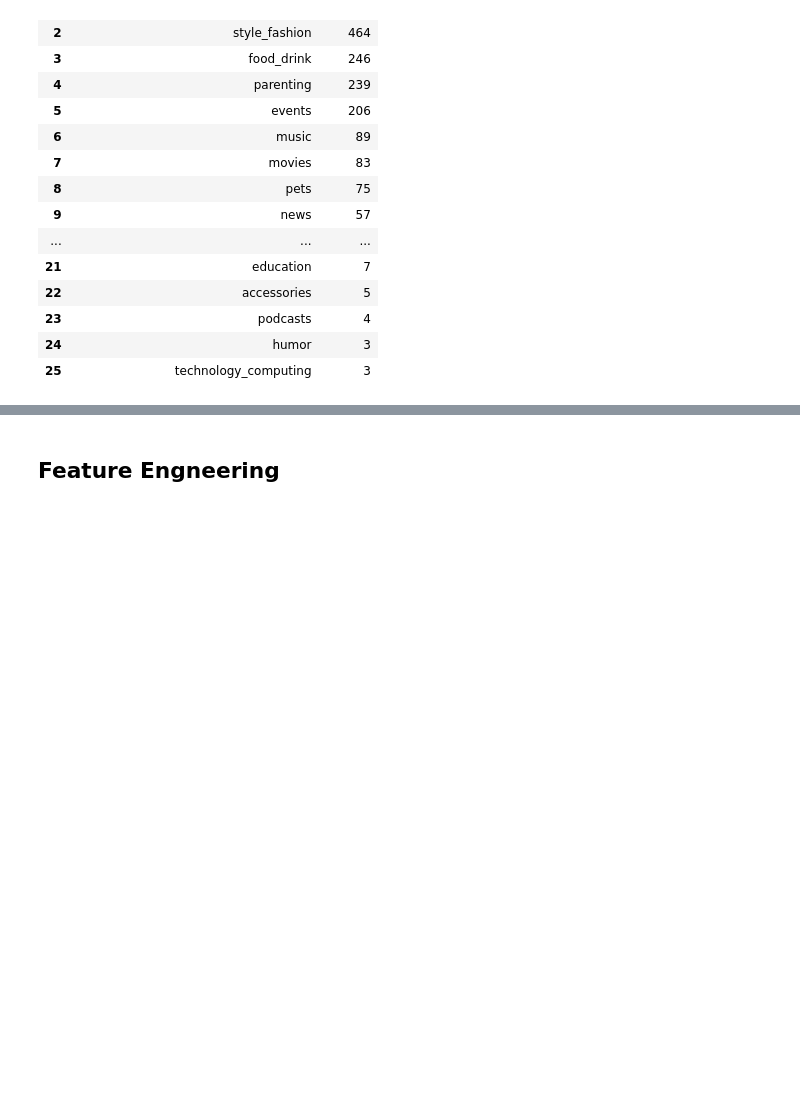
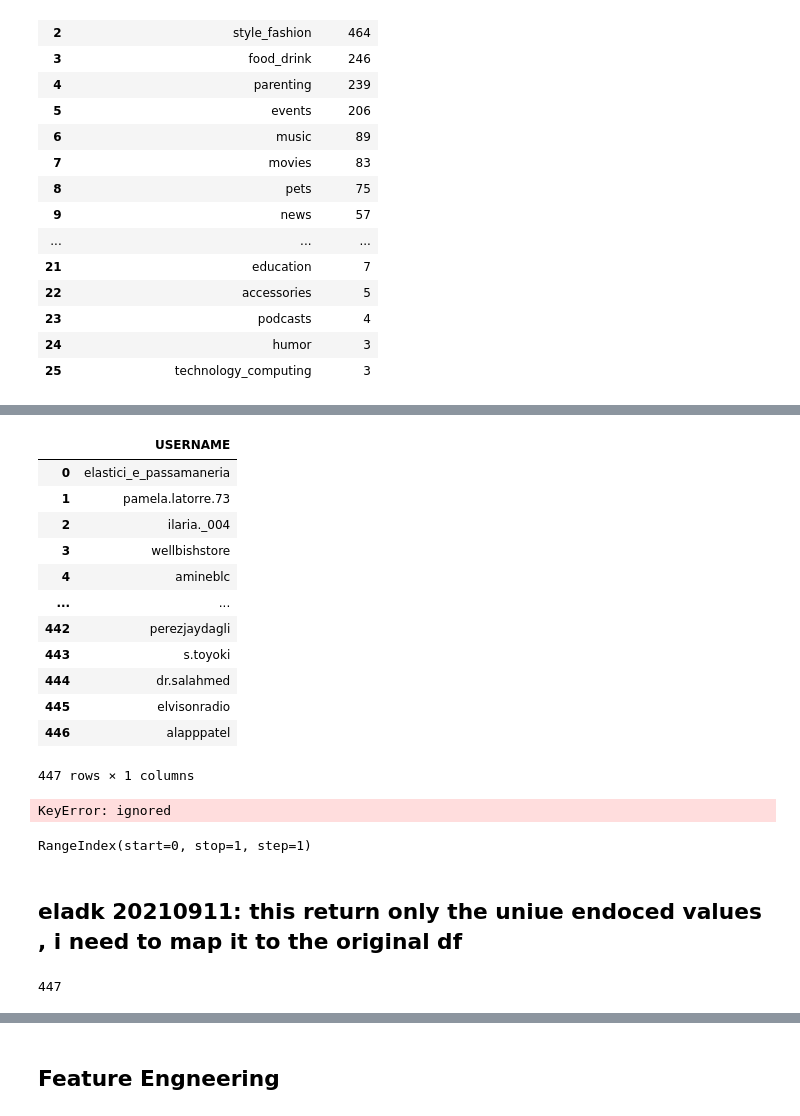
Before and after one commit to Raanank10/Instagram-s-influencers, a Jupyter notebook: Instagram_influencers.ipynb, the cells around one changed output, grey strips where cells are left out. Drawn from its saved outputs; the diff is of its cells as text; code cells hidden in the pictures; blank space fills up the shorter version.

```diff
--- a/Instagram_influencers.ipynb
+++ b/Instagram_influencers.ipynb
@@ -410,0 +534,44 @@ df.groupby(['ACCESSIBILITY_CAPTION_INTEREST']).size().sort_values(ascending=Fals
+# %%
+col_list[["USERNAME"]]
+# %% [output]
+|  | USERNAME |
+| 0 | elastici_e_passamaneria |
+| 1 | pamela.latorre.73 |
+| 2 | ilaria._004 |
+| 3 | wellbishstore |
+| 4 | amineblc |
+| ... | ... |
+| 442 | perezjaydagli |
+| 443 | s.toyoki |
+| 444 | dr.salahmed |
+| 445 | elvisonradio |
+| 446 | alapppatel |
+447 rows × 1 columns
+# %%
+for col in df.select_dtypes(include=['object']).dtypes.index:
+  col_list = pd.DataFrame(df[col].unique())
+  #col_list.rename(columns = {0:col},inplace=True)
+  #col_list.rename(columns = {0:col},inplace=True)
+  enc.fit(col_list['0'])
+  df[col + '_OBJECT_AS_INT'] = enc.transform(col_list['0'])
+  print(col)
+# %% [output]
+KeyError: ignored
+# %%
+col_list.columns
+# %% [output]
+RangeIndex(start=0, stop=1, step=1)
+# %% [markdown]
+## eladk 20210911: this return only the uniue endoced values , i need to map it to the original df
+# %%
+  col = 'USERNAME'
+
+  col_list = pd.DataFrame(df[col].unique())
+  col_list.rename(columns = {0:col},inplace=True)
+  #col_list.rename(columns = {0:col},inplace=True)
+  enc.fit(col_list[[col]])
+  #df[col + '_OBJECT_AS_INT'] = enc.transform(col_list[[col]])
+  enc.transform(col_list[[col]]) # eladk 20210911: this return only the uniue endoced values , i need to map it to the original df
+  # print(col)
+# %% [output]
+447
```
Also changed, not shown: parts of 21 cells of this notebook.
